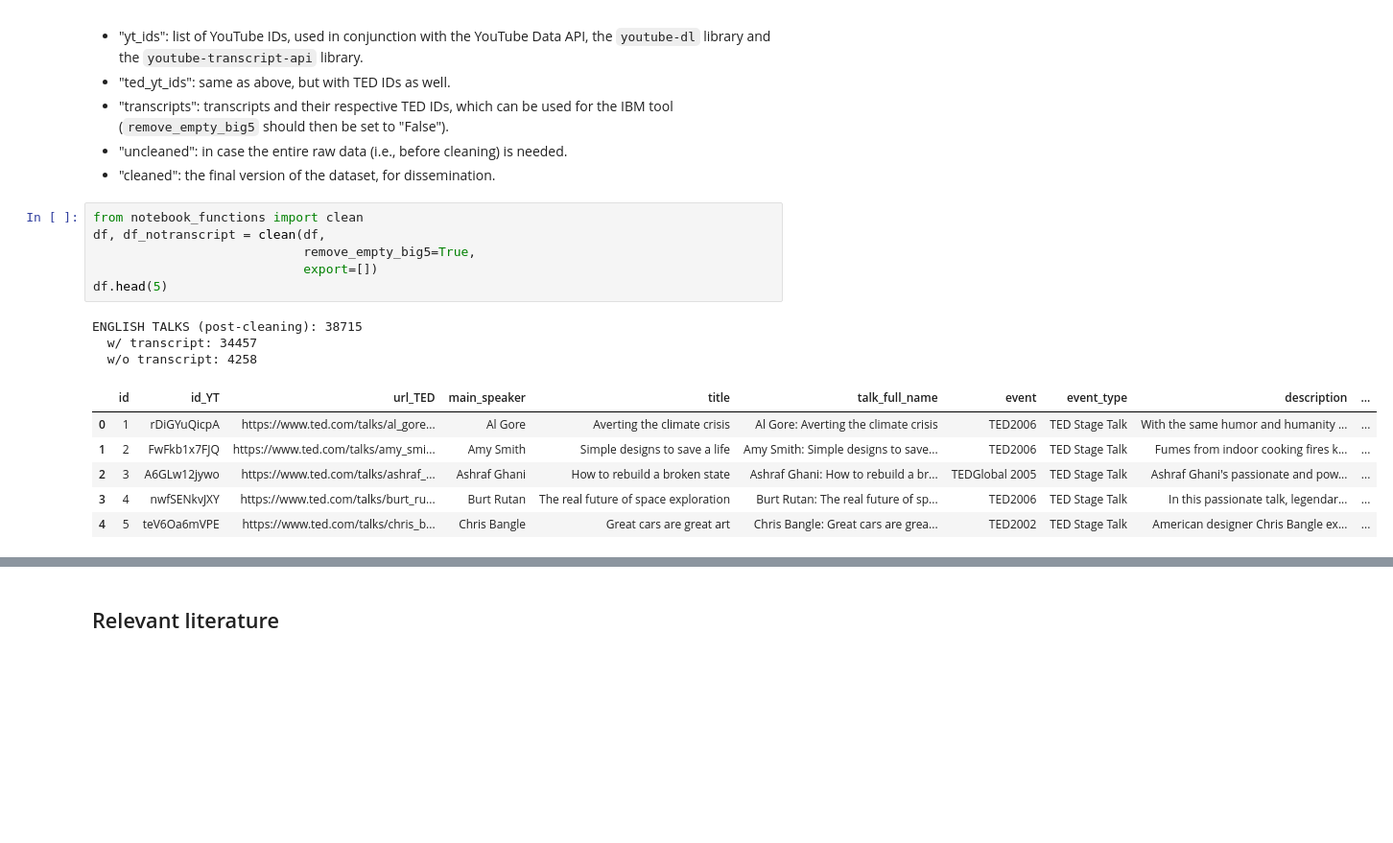
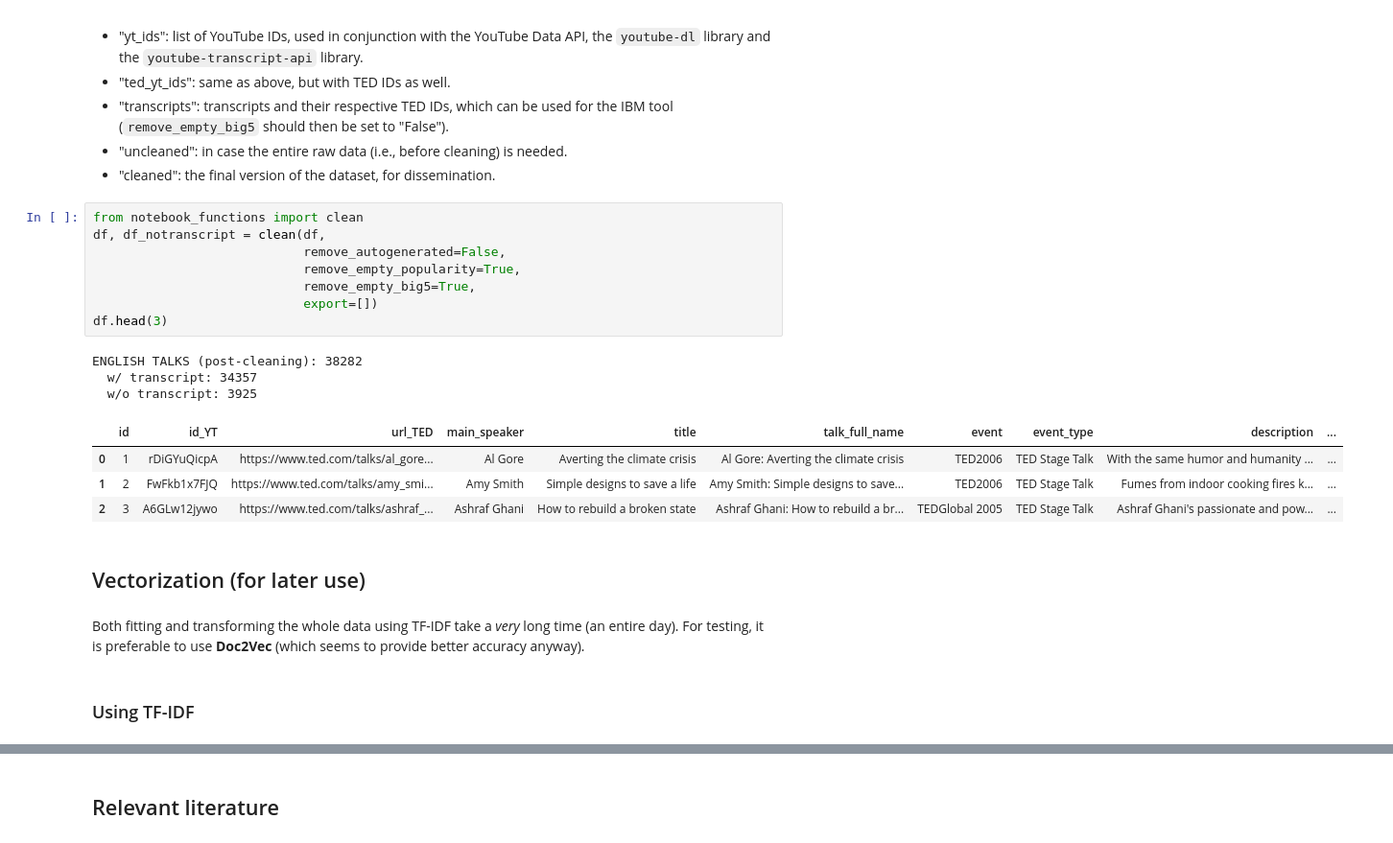
Before and after one commit to spycherf/TEDTalksLeadership, a Jupyter notebook: notebook.ipynb, the cells around one changed output, grey strips where cells are left out. Shown at 96% size. Saved outputs shown, nothing was run; the diff lists cells and outputs as text; blank space fills up the shorter version.

```diff
--- a/notebook.ipynb
+++ b/notebook.ipynb
@@ -276,16 +284,22 @@ Several of our scripts require data from the original TED dataset as **input** (
 # %%
 from notebook_functions import clean
 df, df_notranscript = clean(df,
+                            remove_autogenerated=False,
+                            remove_empty_popularity=True,
                             remove_empty_big5=True,
                             export=[])
-df.head(5)
+df.head(3)
 # %% [output]
-ENGLISH TALKS (post-cleaning): 38715
-  w/ transcript: 34457
-  w/o transcript: 4258
+ENGLISH TALKS (post-cleaning): 38282
+  w/ transcript: 34357
+  w/o transcript: 3925
 |  | id | id_YT | url_TED | main_speaker | title | talk_full_name | event | event_type | description | ... |
 | 0 | 1 | rDiGYuQicpA | https://www.ted.com/talks/al_gore... | Al Gore | Averting the climate crisis | Al Gore: Averting the climate crisis | TED2006 | TED Stage Talk | With the same humor and humanity ... | ... |
 | 1 | 2 | FwFkb1x7FJQ | https://www.ted.com/talks/amy_smi... | Amy Smith | Simple designs to save a life | Amy Smith: Simple designs to save... | TED2006 | TED Stage Talk | Fumes from indoor cooking fires k... | ... |
 | 2 | 3 | A6GLw12jywo | https://www.ted.com/talks/ashraf_... | Ashraf Ghani | How to rebuild a broken state | Ashraf Ghani: How to rebuild a br... | TEDGlobal 2005 | TED Stage Talk | Ashraf Ghani's passionate and pow... | ... |
-| 3 | 4 | nwfSENkvJXY | https://www.ted.com/talks/burt_ru... | Burt Rutan | The real future of space exploration | Burt Rutan: The real future of sp... | TED2006 | TED Stage Talk | In this passionate talk, legendar... | ... |
-| 4 | 5 | teV6Oa6mVPE | https://www.ted.com/talks/chris_b... | Chris Bangle | Great cars are great art | Chris Bangle: Great cars are grea... | TED2002 | TED Stage Talk | American designer Chris Bangle ex... | ... |
+# %% [markdown]
+## Vectorization (for later use)
+# %% [markdown]
+Both fitting and transforming the whole data using TF-IDF take a _very_ long time (an entire day). For testing, it is preferable to use **Doc2Vec** (which seems to provide better accuracy anyway).
+# %% [markdown]
+### Using TF-IDF
```
Also changed, not shown: parts of 21 cells of this notebook, 4 other files.
